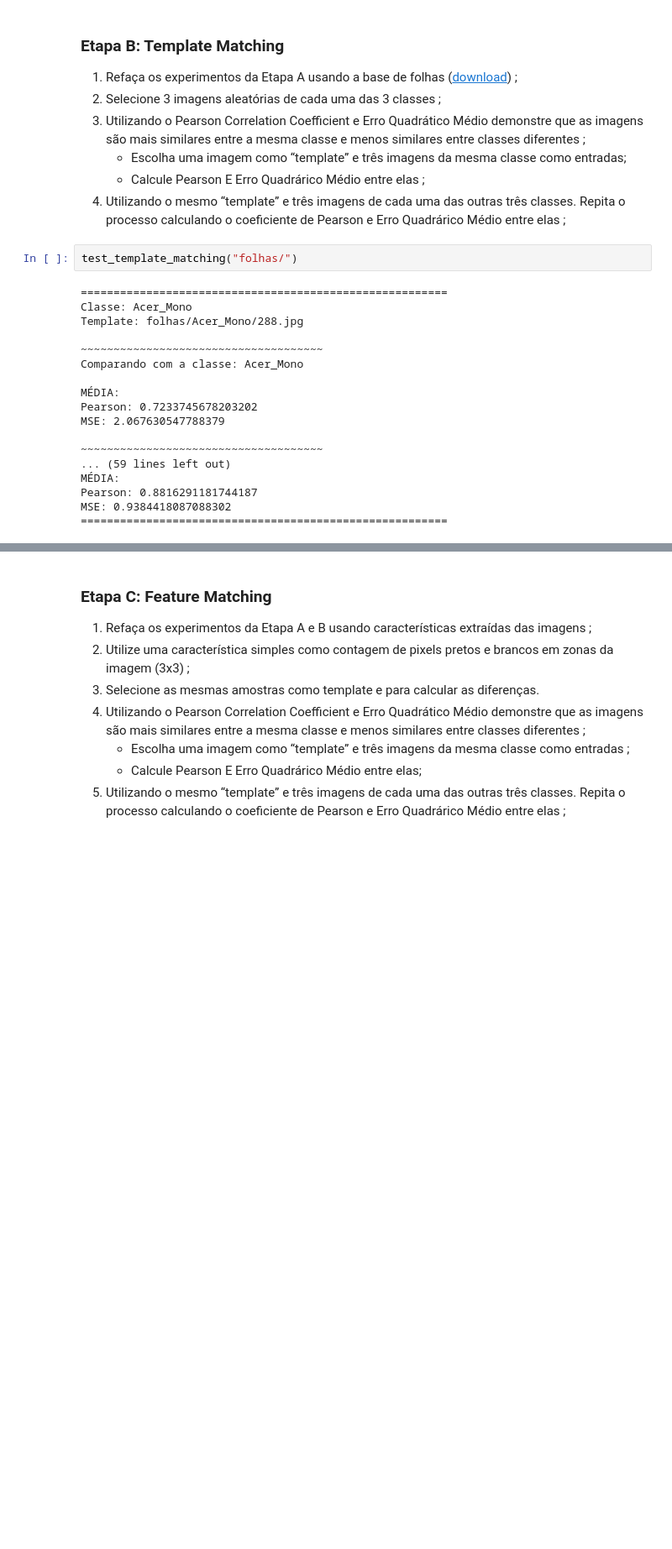
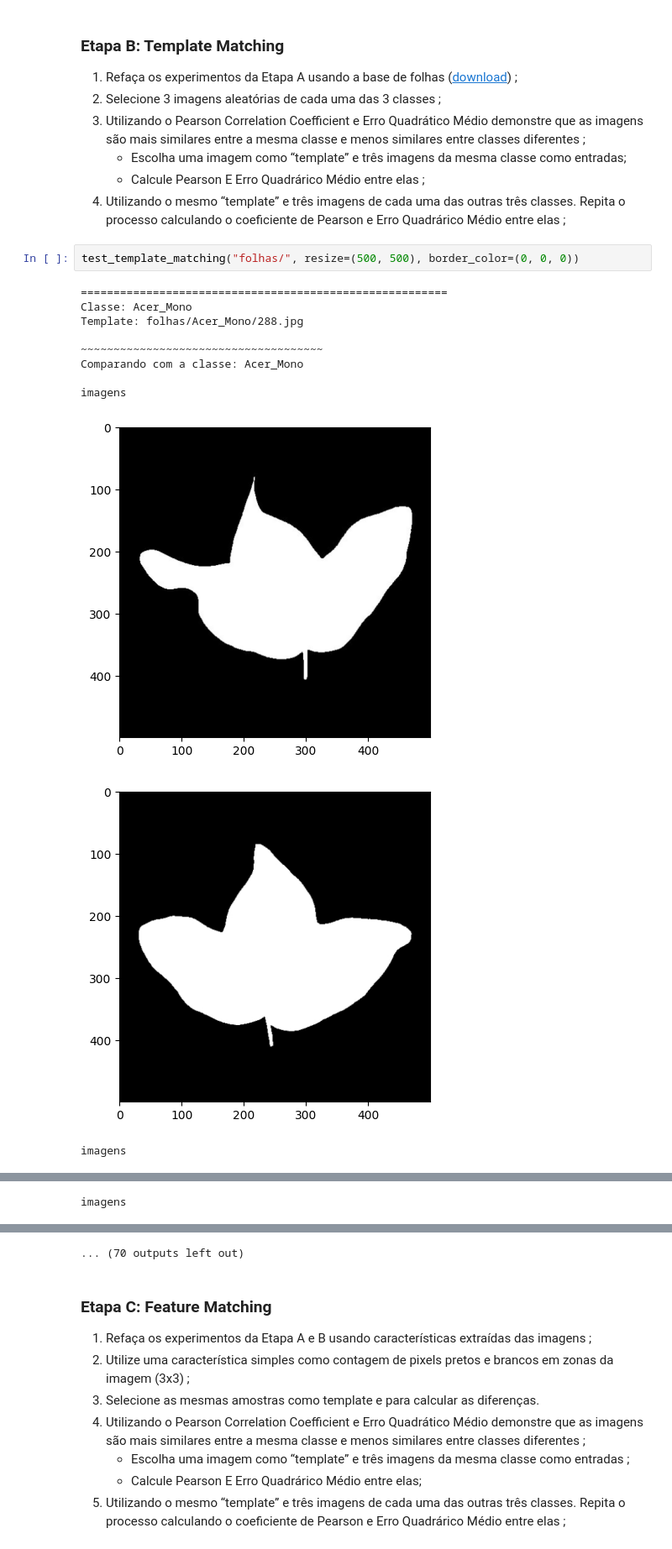
Before and after one commit to geazzy/inteligencia-computacional, a Jupyter notebook: template-matching/Inteligência_Computacional_Atividade_01.ipynb, the cells around one changed output, grey strips where cells are left out. Shown at 84% size. Saved outputs shown, nothing was run; the diff lists cells and outputs as text; blank space fills up the shorter version.

```diff
--- a/template-matching/Inteligência_Computacional_Atividade_01.ipynb
+++ b/template-matching/Inteligência_Computacional_Atividade_01.ipynb
@@ -77,23 +87,17 @@ MSE: 2.138341666666667
       *  Escolha uma imagem como “template” e três imagens da mesma classe como entradas;
       * Calcule Pearson E Erro Quadrárico Médio entre elas ;
 4.  Utilizando o mesmo “template” e três imagens de cada uma das outras três classes. Repita o processo calculando o coeficiente de Pearson e Erro Quadrárico Médio entre elas ;
-# %%
-test_template_matching("folhas/")
-# %% [output]
-========================================================
-Classe: Acer_Mono
-Template: folhas/Acer_Mono/288.jpg
-
-~~~~~~~~~~~~~~~~~~~~~~~~~~~~~~~~~~~~~
-Comparando com a classe: Acer_Mono
-
-MÉDIA:
-Pearson: 0.7233745678203202
-MSE: 2.067630547788379
-
-~~~~~~~~~~~~~~~~~~~~~~~~~~~~~~~~~~~~~
-... (59 lines left out)
-MÉDIA:
-Pearson: 0.8816291181744187
-MSE: 0.9384418087088302
-========================================================
+# %%
+test_template_matching("folhas/", resize=(500, 500), border_color=(0, 0, 0))
+# %% [output]
+========================================================
+Classe: Acer_Mono
+Template: folhas/Acer_Mono/288.jpg
+
+~~~~~~~~~~~~~~~~~~~~~~~~~~~~~~~~~~~~~
+Comparando com a classe: Acer_Mono
+
+imagens
+[figure, added]
+[figure, added]
+imagens
@@ -99,0 +106 @@ MSE: 0.9384418087088302
+imagens
@@ -100,3 +119,4 @@ MSE: 0.9384418087088302
+... (70 outputs left out)
 # %% [markdown]
 ### Etapa C: Feature Matching
 
```
Also changed, not shown: parts of 6 cells of this notebook, 3 other files.
